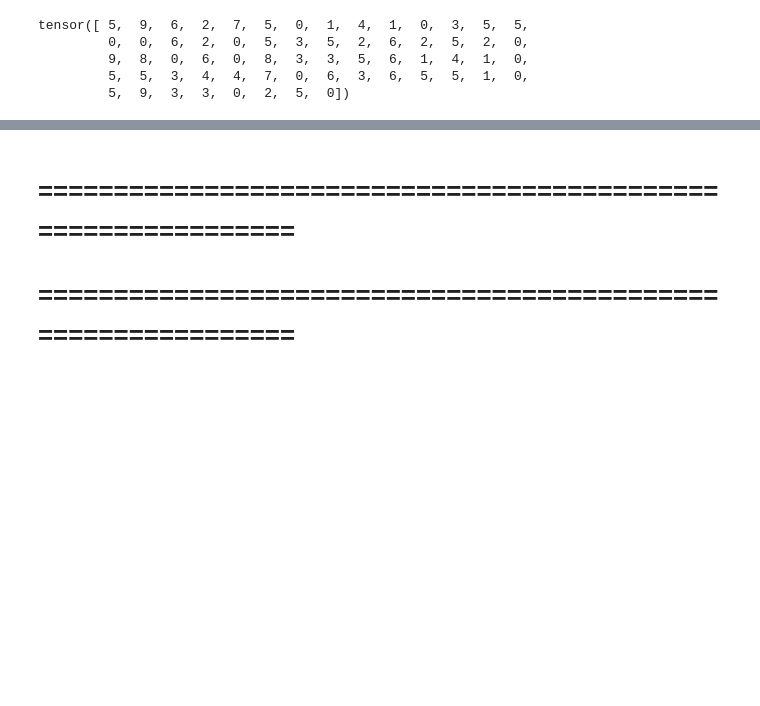
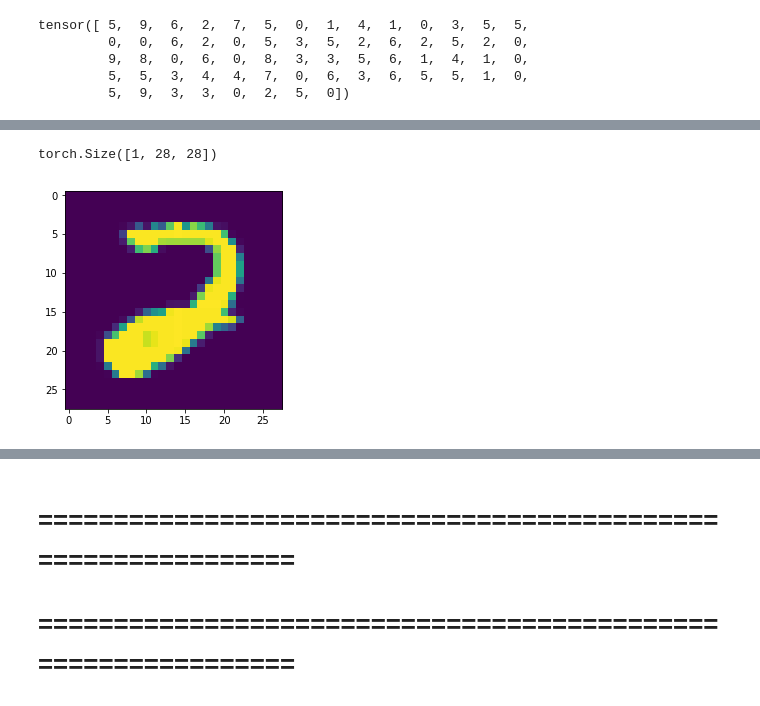
Before and after one commit to justinpyron/CS-231, a Jupyter notebook: Project/get_examples/get_adversarial_images.ipynb, the cells around one changed output, grey strips where cells are left out. Cells and saved outputs as stored; diff of their text form; code cells hidden in the pictures; blank space fills up the shorter version.

```diff
--- a/Project/get_examples/get_adversarial_images.ipynb
+++ b/Project/get_examples/get_adversarial_images.ipynb
@@ -541,0 +532,5 @@ Predicted class: 7
+# %%
+advs.size()
+advs[0]
+# %% [output]
+torch.Size([1, 28, 28])
@@ -541,0 +585,7 @@ Predicted class: 7
+# %%
+t = MNIST_specific_label(root='mnist_png/training', transform=transforms.ToTensor(), class_label=2)
+
+plt.imshow(t[50][0].numpy()[0])
+plt.show()
+# %% [output]
+[figure, added]
```
Also changed, not shown: parts of 40 cells of this notebook.
